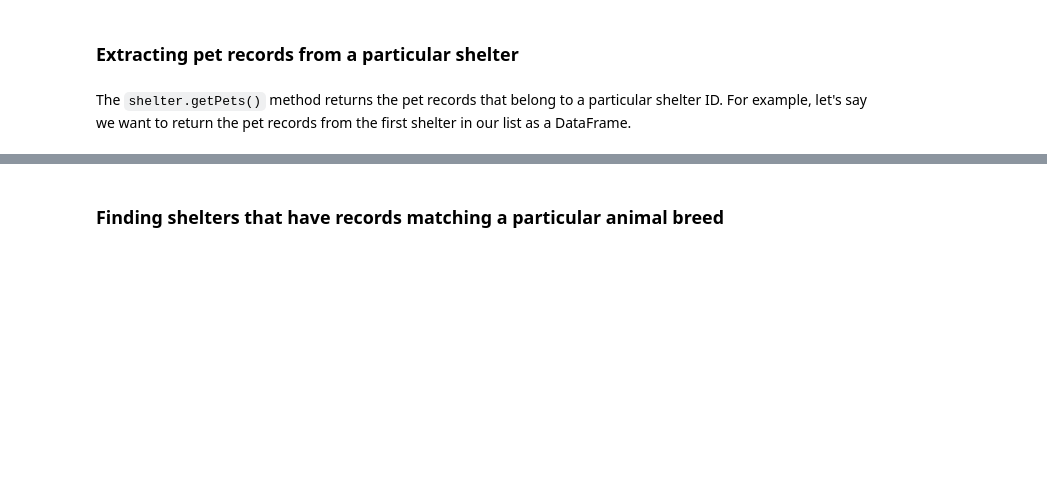
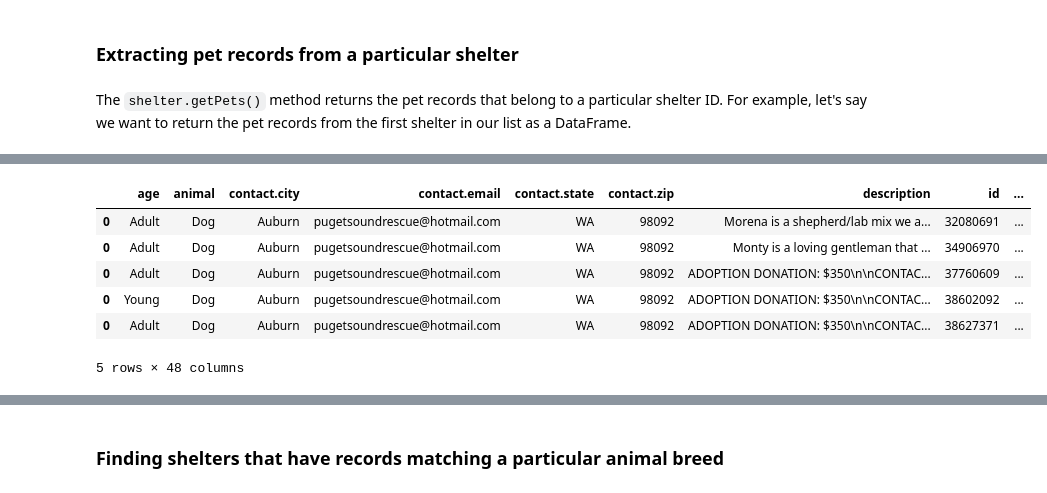
Before and after one commit to aschleg/petpy, a Jupyter notebook: docs/vignettes/01-Introduction.ipynb, the cells around one changed output, grey strips where cells are left out. Saved outputs shown, nothing was run; the diff lists cells and outputs as text; code cells hidden in the pictures; blank space fills up the shorter version.

```diff
--- a/docs/vignettes/01-Introduction.ipynb
+++ b/docs/vignettes/01-Introduction.ipynb
@@ -354,3 +334,14 @@ pf.shelter_getPets(shelter_list[0], return_df=True)
+# %%
+shelter_pets = pf.shelter_getPets(shelter_list[0], return_df=True)
+shelter_pets.head() # The default number of returned records is 25, so we only print the first 5 rows for brevity
+# %% [output]
+|  | age | animal | contact.city | contact.email | contact.state | contact.zip | description | id | ... |
+| 0 | Adult | Dog | Auburn | pugetsoundrescue@hotmail.com | WA | 98092 | Morena is a shepherd/lab mix we a... | 32080691 | ... |
+| 0 | Adult | Dog | Auburn | pugetsoundrescue@hotmail.com | WA | 98092 | Monty is a loving gentleman that ... | 34906970 | ... |
+| 0 | Adult | Dog | Auburn | pugetsoundrescue@hotmail.com | WA | 98092 | ADOPTION DONATION: $350\n\nCONTAC... | 37760609 | ... |
+| 0 | Young | Dog | Auburn | pugetsoundrescue@hotmail.com | WA | 98092 | ADOPTION DONATION: $350\n\nCONTAC... | 38602092 | ... |
+| 0 | Adult | Dog | Auburn | pugetsoundrescue@hotmail.com | WA | 98092 | ADOPTION DONATION: $350\n\nCONTAC... | 38627371 | ... |
+5 rows × 48 columns
 # %% [markdown]
 <a id='shelter.listByBreed'></a>
 # %% [markdown]
```
Also changed, not shown: parts of 12 cells of this notebook, 2 other files.
